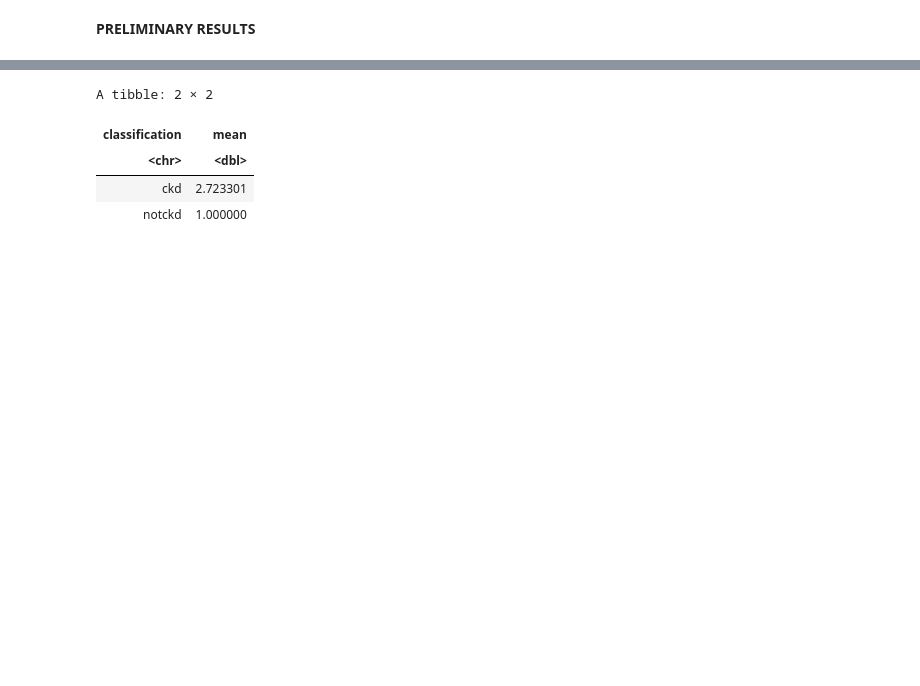
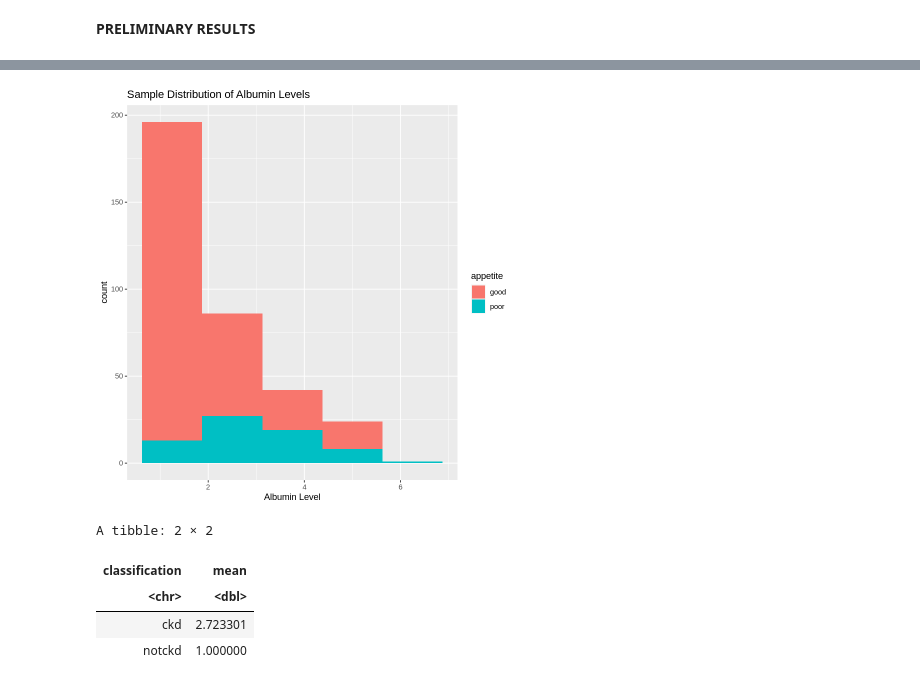
Before and after one commit to mish-salt/Group-14-stat-project, a Jupyter notebook: PROPOSAL.ipynb, the cells around one changed output, grey strips where cells are left out. Saved outputs shown, nothing was run; the diff lists cells and outputs as text; code cells hidden in the pictures; blank space fills up the shorter version.

```diff
--- a/PROPOSAL.ipynb
+++ b/PROPOSAL.ipynb
@@ -102,3 +69,14 @@ albumin_plot
+# %%
+#plotting the sample distribution for albumin with indications of appetite
+albumin_plot_ckd <- ckd_data %>%
+    ggplot(aes(x = albumin_level))+
+    geom_histogram(bins = 5, aes(fill = appetite))+
+    xlab("Albumin Level")+
+    ggtitle("Sample Distribution of Albumin Levels")
+
+albumin_plot_ckd
+# %% [output]
+[figure, added]
 # %%
 #computing point estimates(mean)
 xbar <- ckd_data %>%
```
Also changed, not shown: parts of 6 cells of this notebook.
